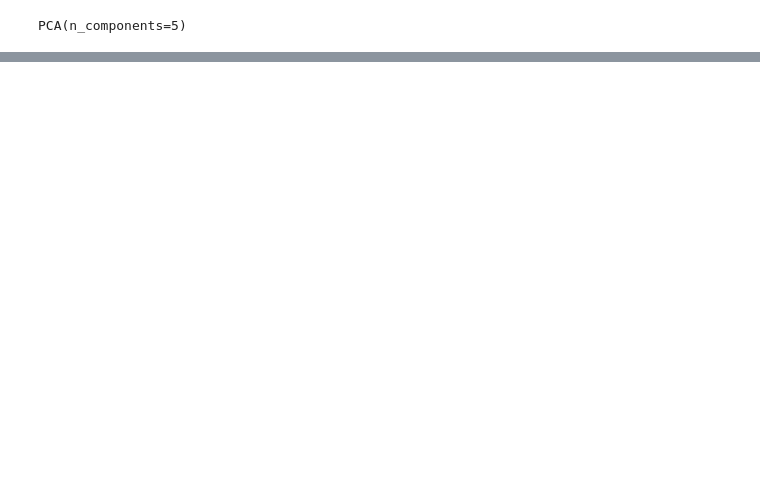
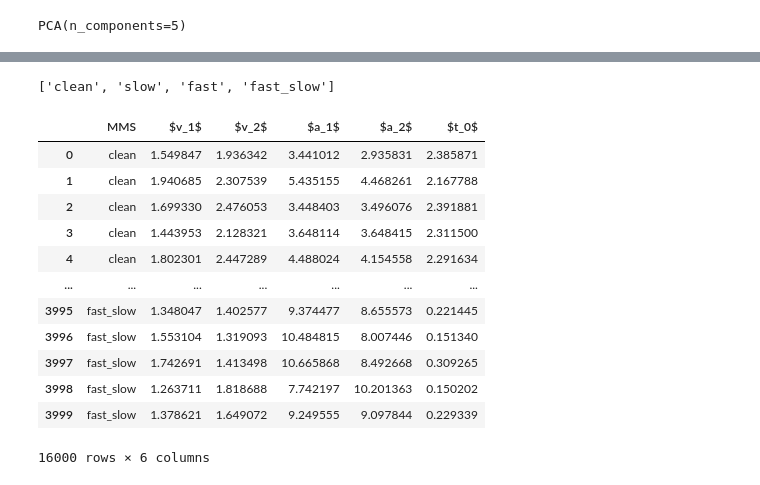
Before and after one commit to marvinschmitt/ModelMisspecificationBF, a Jupyter notebook: abf_ddm_unbounded_bf.ipynb, the cells around one changed output, grey strips where cells are left out. Saved outputs shown, nothing was run; the diff lists cells and outputs as text; code cells hidden in the pictures; blank space fills up the shorter version.

```diff
--- a/abf_ddm_unbounded_bf.ipynb
+++ b/abf_ddm_unbounded_bf.ipynb
@@ -672,0 +643,35 @@ r_styled
+# %%
+list(stan_posteriors.keys())
+# %% [output]
+['clean', 'slow', 'fast', 'fast_slow']
+# %%
+idx = 10
+models = ['clean', 'fast', 'slow', 'fast_slow']
+column_names = [r'$v_1$', r'$v_2$', r'$a_1$', r'$a_2$', r'$t_0$']
+# %%
+stan_posterior_dfs = (
+    pd.DataFrame(stan_posteriors[model][idx])
+    for model in models
+)
+
+stan_posterior_df = pd.concat(
+    stan_posterior_dfs,
+    keys = models,
+    names = ['MMS', None]
+).reset_index(level=0).drop(columns=["lp__"]).set_axis(['MMS', *column_names], axis=1)
+stan_posterior_df
+#stan_posterior_df.columns = column_names
+# %% [output]
+|  | MMS | $v_1$ | $v_2$ | $a_1$ | $a_2$ | $t_0$ |
+| 0 | clean | 1.549847 | 1.936342 | 3.441012 | 2.935831 | 2.385871 |
+| 1 | clean | 1.940685 | 2.307539 | 5.435155 | 4.468261 | 2.167788 |
+| 2 | clean | 1.699330 | 2.476053 | 3.448403 | 3.496076 | 2.391881 |
+| 3 | clean | 1.443953 | 2.128321 | 3.648114 | 3.648415 | 2.311500 |
+| 4 | clean | 1.802301 | 2.447289 | 4.488024 | 4.154558 | 2.291634 |
+| ... | ... | ... | ... | ... | ... | ... |
+| 3995 | fast_slow | 1.348047 | 1.402577 | 9.374477 | 8.655573 | 0.221445 |
+| 3996 | fast_slow | 1.553104 | 1.319093 | 10.484815 | 8.007446 | 0.151340 |
+| 3997 | fast_slow | 1.742691 | 1.413498 | 10.665868 | 8.492668 | 0.309265 |
+| 3998 | fast_slow | 1.263711 | 1.818688 | 7.742197 | 10.201363 | 0.150202 |
+| 3999 | fast_slow | 1.378621 | 1.649072 | 9.249555 | 9.097844 | 0.229339 |
+16000 rows × 6 columns
```
Also changed, not shown: parts of 30 cells of this notebook.
